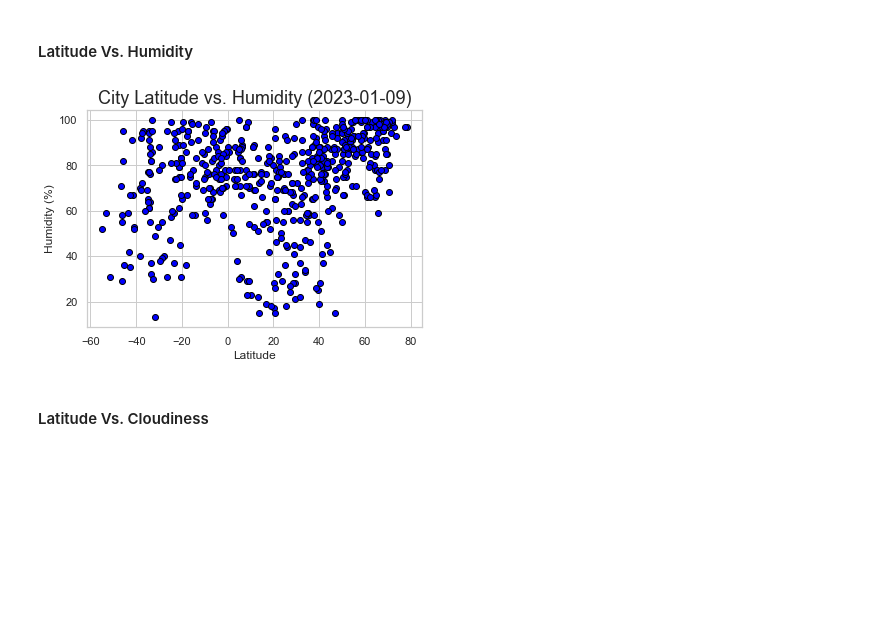
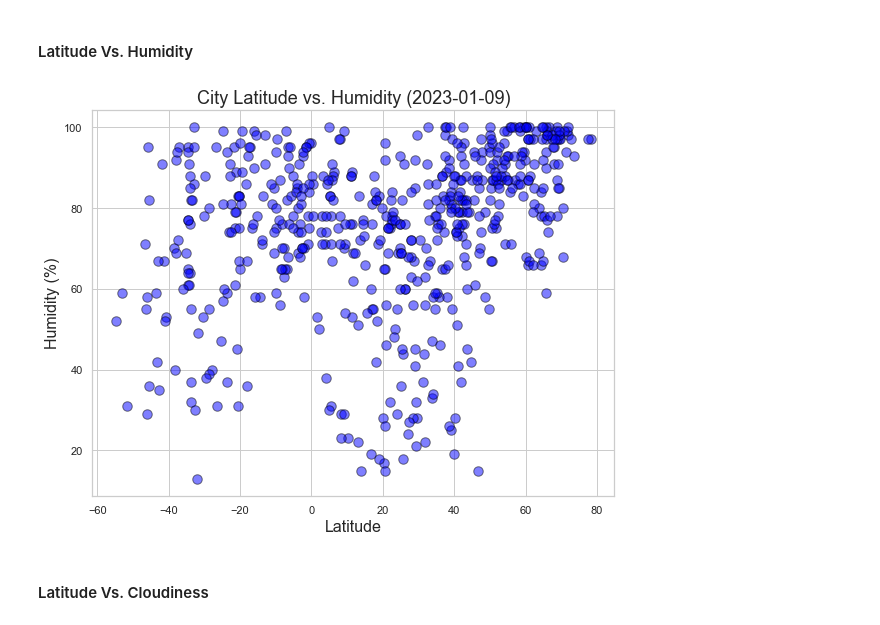
Before and after one commit to jonowood/python-api-challenge, a Jupyter notebook: WeatherPy/WeatherPy.ipynb, the cells around one changed output. Drawn from its saved outputs; the diff is of its cells as text; code cells hidden in the pictures; blank space fills up the shorter version.

```diff
--- a/WeatherPy/WeatherPy.ipynb
+++ b/WeatherPy/WeatherPy.ipynb
@@ -7,6 +7,7 @@
 # %%
 # Dependencies and Setup
 import matplotlib.pyplot as plt
+plt.rcParams["figure.figsize"] = (8,6)
 import pandas as pd
 import numpy as np
 import requests
@@ -232,27 +233,26 @@ plt.show()
 # %% [markdown]
 #### Latitude Vs. Humidity
 # %%
-# Build scatter plot for latitude vs. temperature
 # Plot main data
 xPlot = city_data_df["Lat"]
 yPlot = city_data_df["Humidity"]
-plt.scatter(xPlot, yPlot, marker="o", facecolors="blue", edgecolors='black')
-# plt.tight_layout()
+plt.scatter(xPlot, yPlot, 90, marker="o", facecolors="blue", edgecolors='black', alpha=0.5)
+plt.tight_layout()
 plt.grid(True)
 
 # Plot output and styling
 # Incorporate the other graph properties
-plt.xlabel("Latitude")
-plt.ylabel("Humidity (%)")
+plt.xlabel("Latitude", fontsize=16)
+plt.ylabel("Humidity (%)", fontsize=16)
 plt.title("City Latitude vs. Humidity (2023-01-09)", fontsize=18)
 
 # Save the figure
 plt.savefig("output_data/Fig2.png")
 
 # Show plot
 plt.show()
 # %% [output]
-[figure, old version]
+[figure, new version]
 # %% [markdown]
 #### Latitude Vs. Cloudiness
 # %%
```
Also changed, not shown: parts of 3 cells of this notebook, 4 other files.
